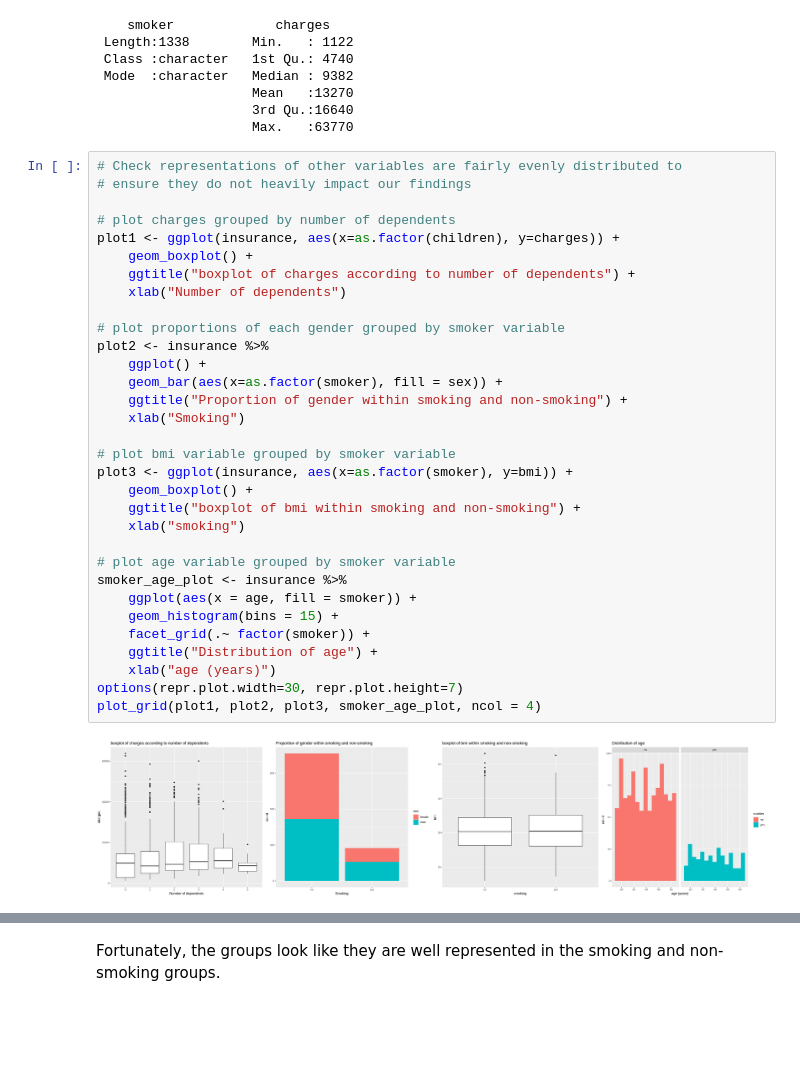
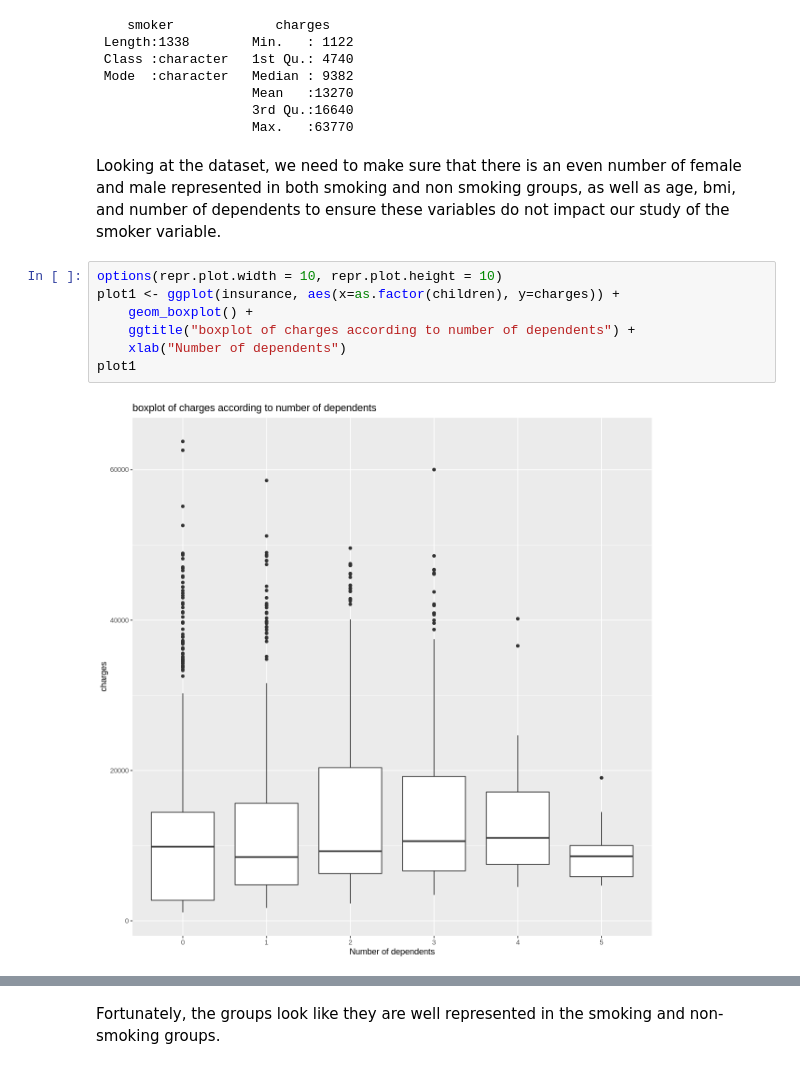
Before and after one commit to Yuji03b/STAT-201-GROUP-1, a Jupyter notebook: report.ipynb, the cells around one changed output, grey strips where cells are left out. Saved outputs shown, nothing was run; the diff lists cells and outputs as text; blank space fills up the shorter version.

```diff
--- a/report.ipynb
+++ b/report.ipynb
@@ -73,37 +73,14 @@ summary(insurance |> select(smoker, charges))
                     Mean   :13270
                     3rd Qu.:16640
                     Max.   :63770
+# %% [markdown]
+Looking at the dataset, we need to make sure that there is an even number of female and male represented in both smoking and non smoking groups, as well as age, bmi, and number of dependents to ensure these variables do not impact our study of the smoker variable.
 # %%
-# Check representations of other variables are fairly evenly distributed to
-# ensure they do not heavily impact our findings
-
-# plot charges grouped by number of dependents
+options(repr.plot.width = 10, repr.plot.height = 10)
 plot1 <- ggplot(insurance, aes(x=as.factor(children), y=charges)) +
     geom_boxplot() +
     ggtitle("boxplot of charges according to number of dependents") +
     xlab("Number of dependents")
-
-# plot proportions of each gender grouped by smoker variable
-plot2 <- insurance %>%
-    ggplot() +
-    geom_bar(aes(x=as.factor(smoker), fill = sex)) +
-    ggtitle("Proportion of gender within smoking and non-smoking") +
-    xlab("Smoking")
-
-# plot bmi variable grouped by smoker variable
-plot3 <- ggplot(insurance, aes(x=as.factor(smoker), y=bmi)) +
-    geom_boxplot() +
-    ggtitle("boxplot of bmi within smoking and non-smoking") +
-    xlab("smoking")
-
-# plot age variable grouped by smoker variable
-smoker_age_plot <- insurance %>%
-    ggplot(aes(x = age, fill = smoker)) +
-    geom_histogram(bins = 15) +
-    facet_grid(.~ factor(smoker)) +
-    ggtitle("Distribution of age") +
-    xlab("age (years)")
-options(repr.plot.width=30, repr.plot.height=7)
-plot_grid(plot1, plot2, plot3, smoker_age_plot, ncol = 4)
+plot1
 # %% [output]
-[figure, old version]
+[figure, new version]
```
Also changed, not shown: parts of 11 cells of this notebook.
